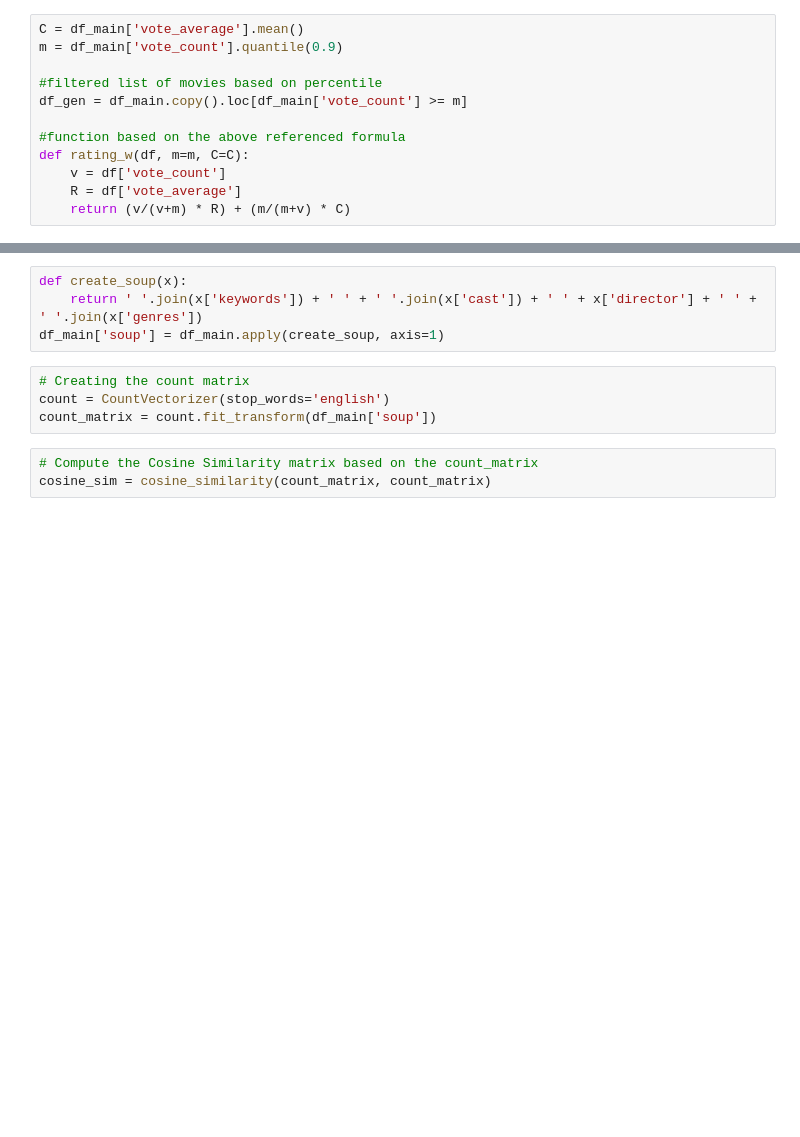
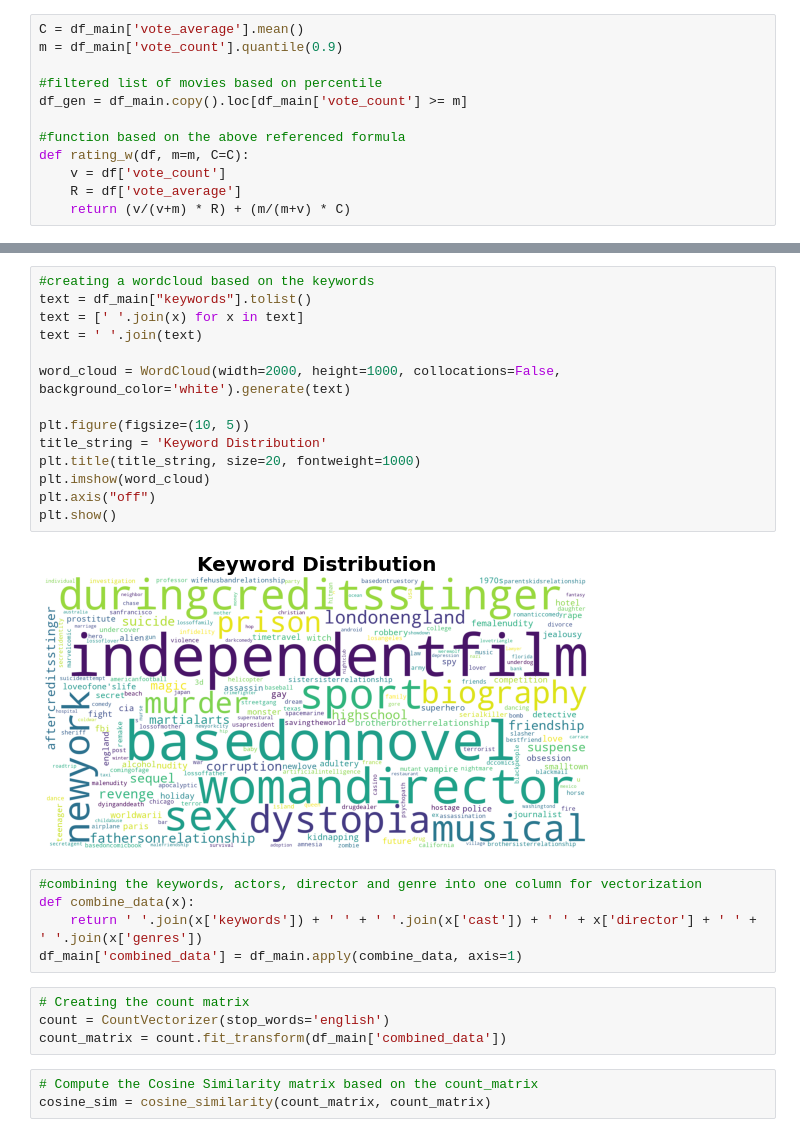
Before and after one commit to nitishbaidya/Content-Based-Movie-Recommendation-Engine, a Jupyter notebook: MSc_Movie Recommendations.ipynb, the cells around one changed output, grey strips where cells are left out. Cells and saved outputs as stored; diff of their text form; blank space fills up the shorter version.

```diff
--- a/MSc_Movie Recommendations.ipynb
+++ b/MSc_Movie Recommendations.ipynb
@@ -230,11 +229,28 @@ for feature in features:
+# %%
+#creating a wordcloud based on the keywords
+text = df_main["keywords"].tolist()
+text = [' '.join(x) for x in text]
+text = ' '.join(text)
+
+word_cloud = WordCloud(width=2000, height=1000, collocations=False, background_color='white').generate(text)
+
+plt.figure(figsize=(10, 5))
+title_string = 'Keyword Distribution'
+plt.title(title_string, size=20, fontweight=1000)
+plt.imshow(word_cloud)
+plt.axis("off")
+plt.show()
+# %% [output]
+[figure, added]
 # %%
-def create_soup(x):
+#combining the keywords, actors, director and genre into one column for vectorization
+def combine_data(x):
     return ' '.join(x['keywords']) + ' ' + ' '.join(x['cast']) + ' ' + x['director'] + ' ' + ' '.join(x['genres'])
-df_main['soup'] = df_main.apply(create_soup, axis=1)
+df_main['combined_data'] = df_main.apply(combine_data, axis=1)
 # %%
 # Creating the count matrix
 count = CountVectorizer(stop_words='english')
-count_matrix = count.fit_transform(df_main['soup'])
+count_matrix = count.fit_transform(df_main['combined_data'])
 # %%
 # Compute the Cosine Similarity matrix based on the count_matrix
 cosine_sim = cosine_similarity(count_matrix, count_matrix)
```
Also changed, not shown: parts of 28 cells of this notebook.
